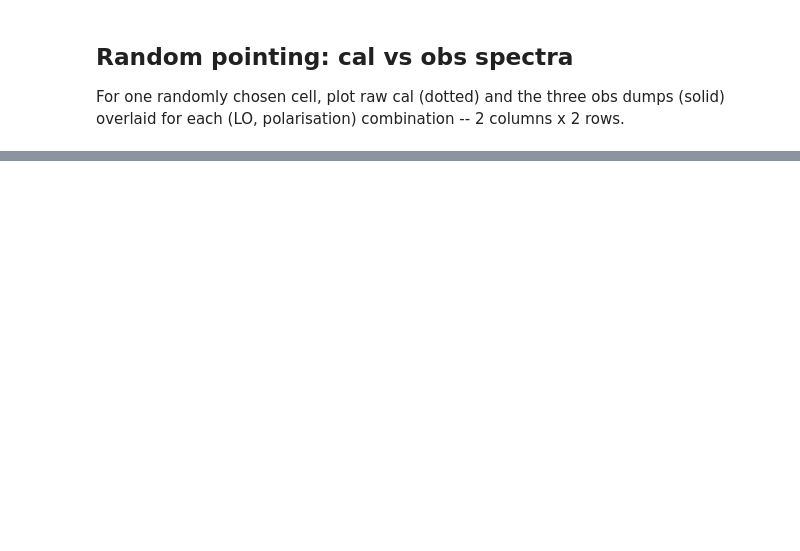
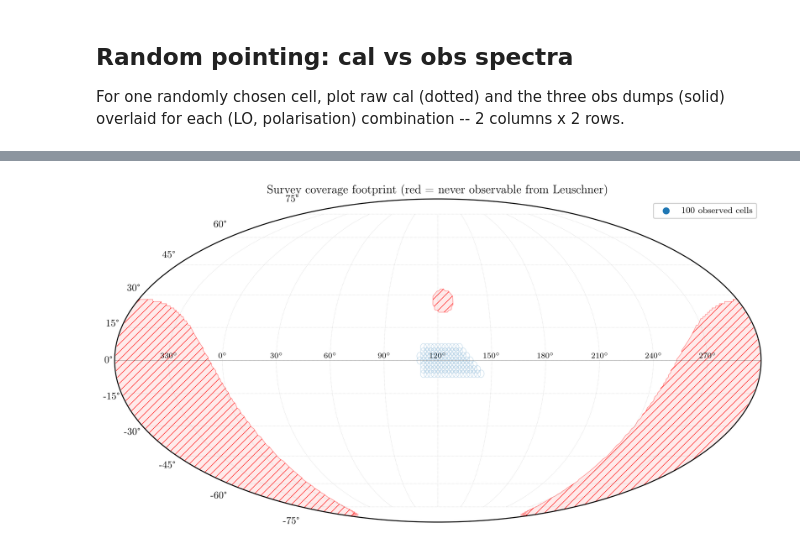
Before and after one commit to raw-asparagus/ay-121, a Jupyter notebook: labs/04/main_scan_load_diagnostics.ipynb, the cells around one changed output, grey strips where cells are left out. Saved outputs shown, nothing was run; the diff lists cells and outputs as text; code cells hidden in the pictures; blank space fills up the shorter version.

Commit message:
[SRC] Improve collection scripts

```diff
--- a/labs/04/main_scan_load_diagnostics.ipynb
+++ b/labs/04/main_scan_load_diagnostics.ipynb
@@ -167,0 +289,65 @@ Session: main/session_004, cell: 12p00_0
+# %%
+import pickle
+from pathlib import Path
+if 'cell_combined' not in dir():
+    with open(Path('artifacts/scan_load_state.pkl'), 'rb') as _f:
+        _state = pickle.load(_f)
+    cell_combined = _state['cell_combined']
+
+from plotters import add_never_observable_overlay, landscapewidth_figure
+from ugradiolab.astronomy import LEO_LAT_DEG
+
+MOLL_CENTER_L = 120.0
+
+fig, _ax = landscapewidth_figure(5)
+_ax.remove()
+ax = fig.add_subplot(111, projection='mollweide')
+ax.grid(True, lw=0.4, alpha=0.4)
+
+gl_all = np.array([k[0] for k in cell_combined])
+gb_all = np.array([k[1] for k in cell_combined])
+gl_shifted = ((gl_all - MOLL_CENTER_L + 180.0) % 360.0) - 180.0
+
+from matplotlib.collections import PolyCollection
+
+HPBW_DEG = 3.4
+# Beam outline as a 24-vertex small circle in (l, b), shape-corrected
+# for the cos(b) longitude compression so circles look round at b=0
+# and elongate-in-l toward the poles, which is the actual beam
+# footprint on the sky.
+_phi = np.linspace(0, 2 * np.pi, 25)
+_r = HPBW_DEG / 2.0
+polys = []
+for _gl, _gb in zip(gl_all, gb_all):
+    _cos_b = max(np.cos(np.deg2rad(_gb)), 1e-3)
+    _dl = _r * np.sin(_phi) / _cos_b
+    _db = _r * np.cos(_phi)
+    _l_pts = ((_gl + _dl - MOLL_CENTER_L + 180.0) % 360.0) - 180.0
+    _b_pts = _gb + _db
+    polys.append(np.column_stack([np.deg2rad(_l_pts), np.deg2rad(_b_pts)]))
+ax.add_collection(PolyCollection(
+    polys, facecolors='none', edgecolors='C0',
+    linewidths=0.5, alpha=0.25, zorder=5,
+))
+ax.scatter([], [], color='C0', label=f'{len(gl_all)} observed cells')
+
+# Galactic plane reference line
+l_line = np.linspace(-np.pi, np.pi, 500)
+ax.plot(l_line, np.zeros_like(l_line), lw=0.5, color='k', alpha=0.3, zorder=1)
+
+# Never-observable overlay (same red shading + hatching as Mollweide above)
+add_never_observable_overlay(ax, center_l=MOLL_CENTER_L,
+                             latitude_deg=LEO_LAT_DEG)
+
+# Re-label longitude ticks in true galactic coords
+tick_locs = np.arange(-150, 180, 30)
+tick_labels = [rf'{int((t + MOLL_CENTER_L) % 360)}$^\circ$' for t in tick_locs]
+ax.set_xticks(np.deg2rad(tick_locs))
+ax.set_xticklabels(tick_labels, fontsize=8)
+
+ax.set_title('Survey coverage footprint  (red = never observable from Leuschner)')
+ax.legend(loc='upper right', fontsize=9, framealpha=0.9)
+plt.tight_layout()
+plt.show()
+# %% [output]
+[figure, added]
```
Also changed, not shown: parts of 6 cells of this notebook, 9 other files.
